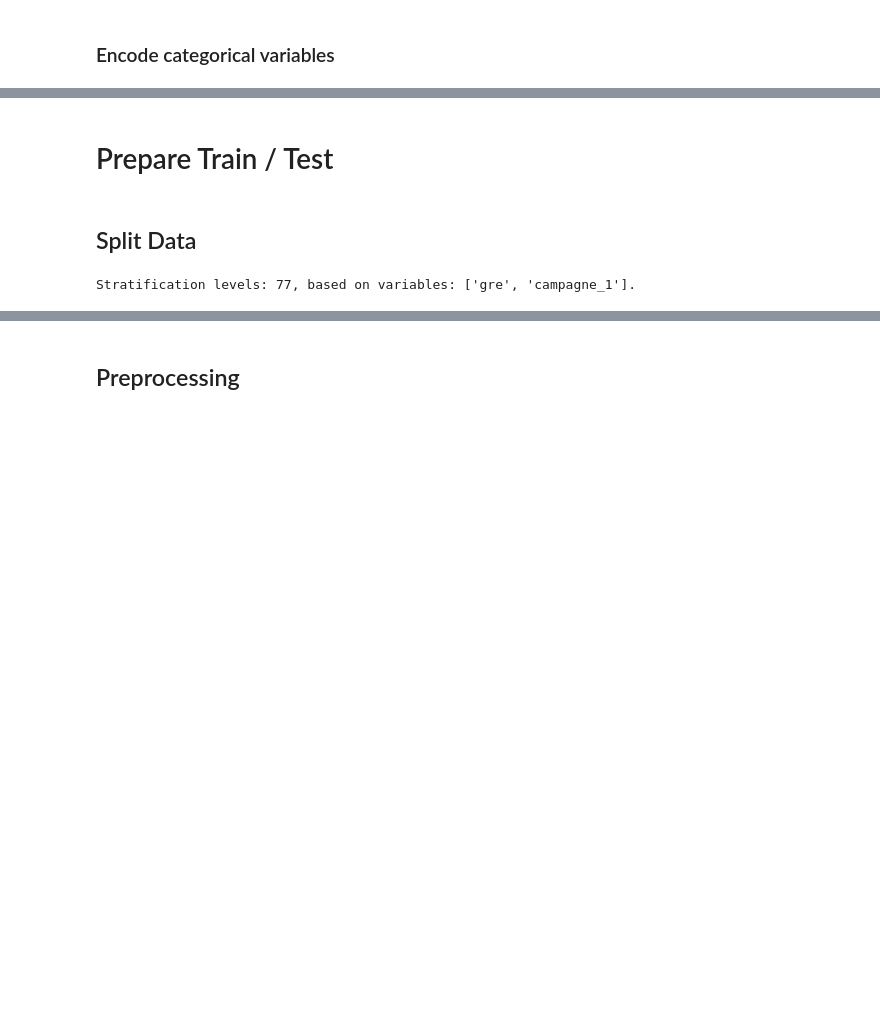
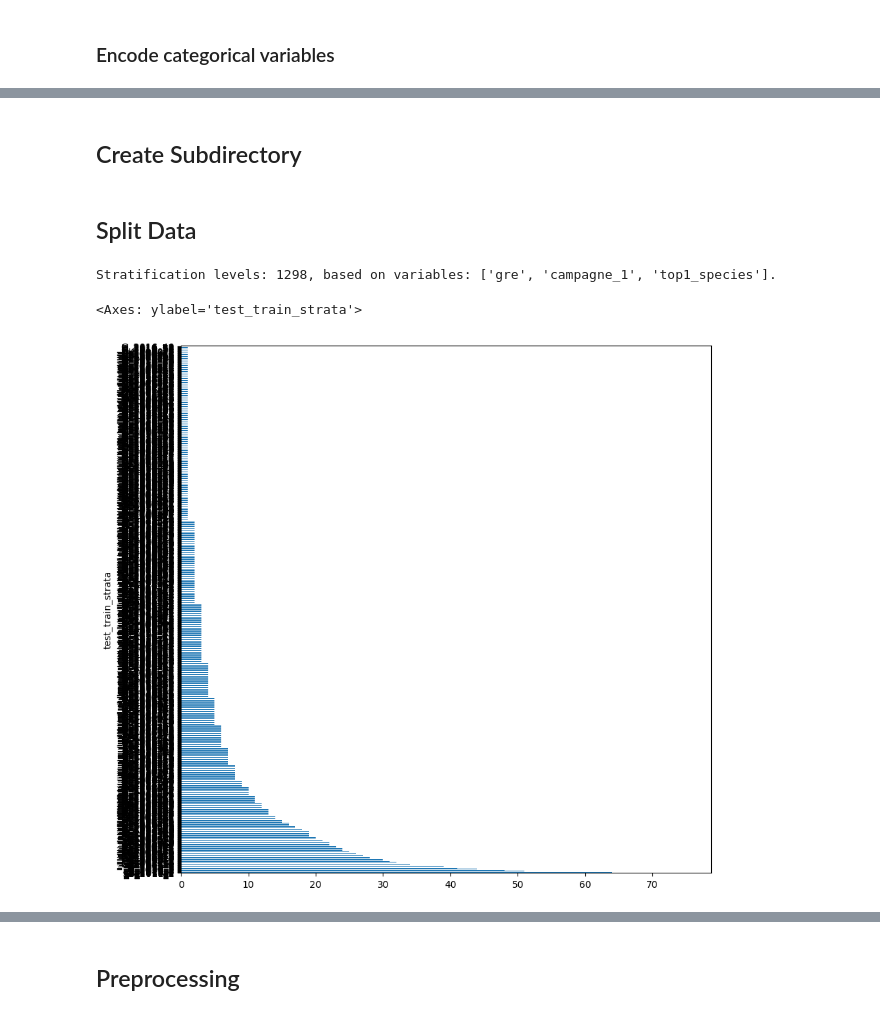
Before and after one commit to padasch/ifn_analysis, a Jupyter notebook: python/04_run_ml_models/run_random_forest.ipynb, the cells around one changed output, grey strips where cells are left out. Saved outputs shown, nothing was run; the diff lists cells and outputs as text; code cells hidden in the pictures; blank space fills up the shorter version.

```diff
--- a/python/04_run_ml_models/run_random_forest.ipynb
+++ b/python/04_run_ml_models/run_random_forest.ipynb
@@ -640,6 +587,11 @@ Shape of df_tmp: (405726, 287)
 # TODO: encoding takes significant extra work for now...
 # TODO: To keep circular nature of data structure, encode using trigonometric functions
 # TODO: https://scikit-learn.org/stable/auto_examples/applications/plot_cyclical_feature_engineering.html
+
+# Rerun this to avoid errors:
+vars_described_in_sheet_and_in_df = vars_described_in_sheet[
+    vars_described_in_sheet["var"].isin(df_tmp.columns)
+]
 
 date_cols = vars_described_in_sheet_and_in_df.query("type == 'date'")["var"].tolist()
 
@@ -839,0 +870,28 @@ Shape of rf_data_raw: (39490, 346)
+# %%
+# COLUMNS FILTER
+
+to_keep = [
+    "idp",
+    target,
+    # Selection of vars from a good model:
+    "top1_species",
+    "top2_species",
+    "nincid_2",
+    "top3_species",
+    "ntrees_1",
+    "dom_nr1_tree_class_ba_abs",
+    "ntrees_2",
+    "gre",
+    "site_ba_prc_dead_at_v1",
+] + test_train_strata
+
+# Remove duplicates from the list
+to_keep = list(dict.fromkeys(to_keep))
+
+# Keep only selected variables
+rf_data_raw = rf_data_raw[to_keep]
+
+# Output
+print(f"Number of columns removed: {nfi_at_location_level.shape[1] - len(to_keep)}")
+print(rf_data_raw.shape)
+print(rf_data_raw.columns)
@@ -1085,22 +1100,29 @@ Numerical variables with NA values to be imputed:
-# %% [markdown]
-# Prepare Train / Test
+# %% [markdown]
+## Create Subdirectory
 # %% [markdown]
 ## Split Data
 # %%
 # Get temporary df
 df_before_split = df_dropped_user_cols.copy()
 
-# Attach test_train_strata variables
+# Attach test_train_strata dummy
 df_before_split["test_train_strata"] = ""
 
+# Attach test_train_strata variables
 for var in test_train_strata:
     df_before_split["test_train_strata"] = df_before_split["test_train_strata"] + (
         "_" + df_before_split[var].astype(str)
     )
 
+# Check how many stratification lvls there are
 stratification_lvls = df_before_split["test_train_strata"].nunique()
 print(
     f"Stratification levels: {stratification_lvls}, based on variables: {test_train_strata}."
 )
+
+# Plot distribution of stratification levels
+df_before_split["test_train_strata"].value_counts().plot(kind="barh", figsize=(10, 10))
 # %% [output]
-Stratification levels: 77, based on variables: ['gre', 'campagne_1'].
+Stratification levels: 1298, based on variables: ['gre', 'campagne_1', 'top1_species'].
+<Axes: ylabel='test_train_strata'>
+[figure, added]
```
Also changed, not shown: parts of 54 cells of this notebook.
